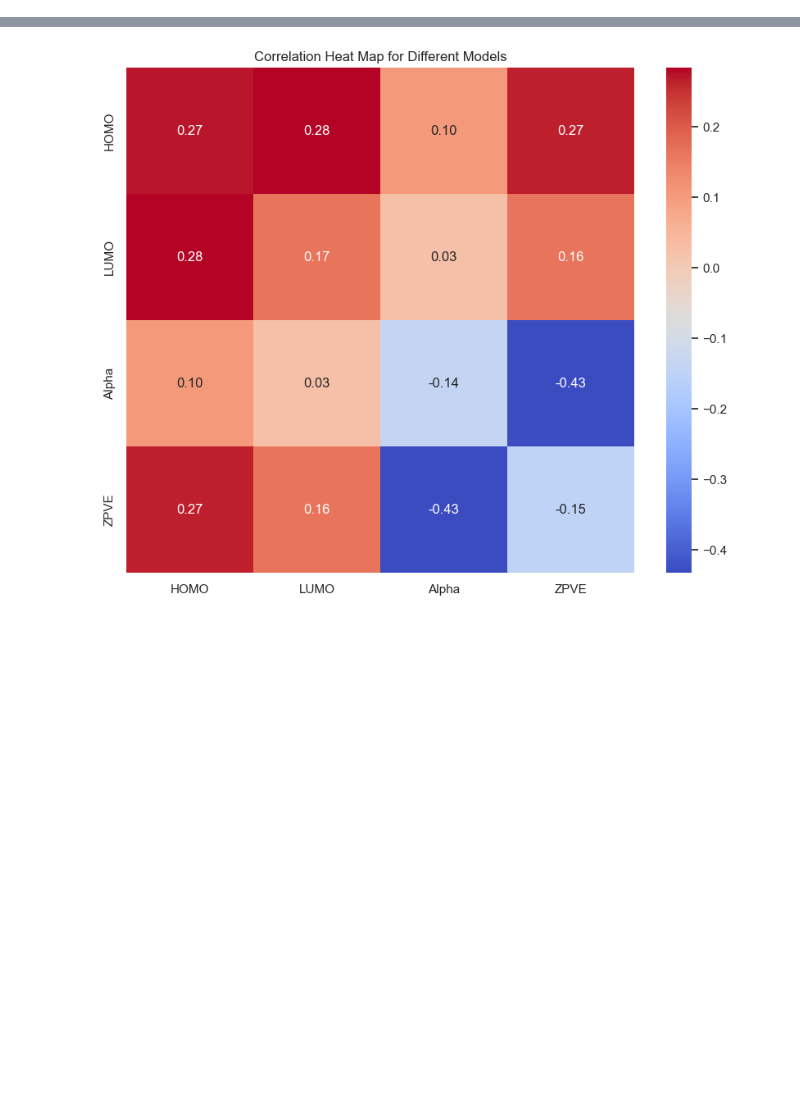
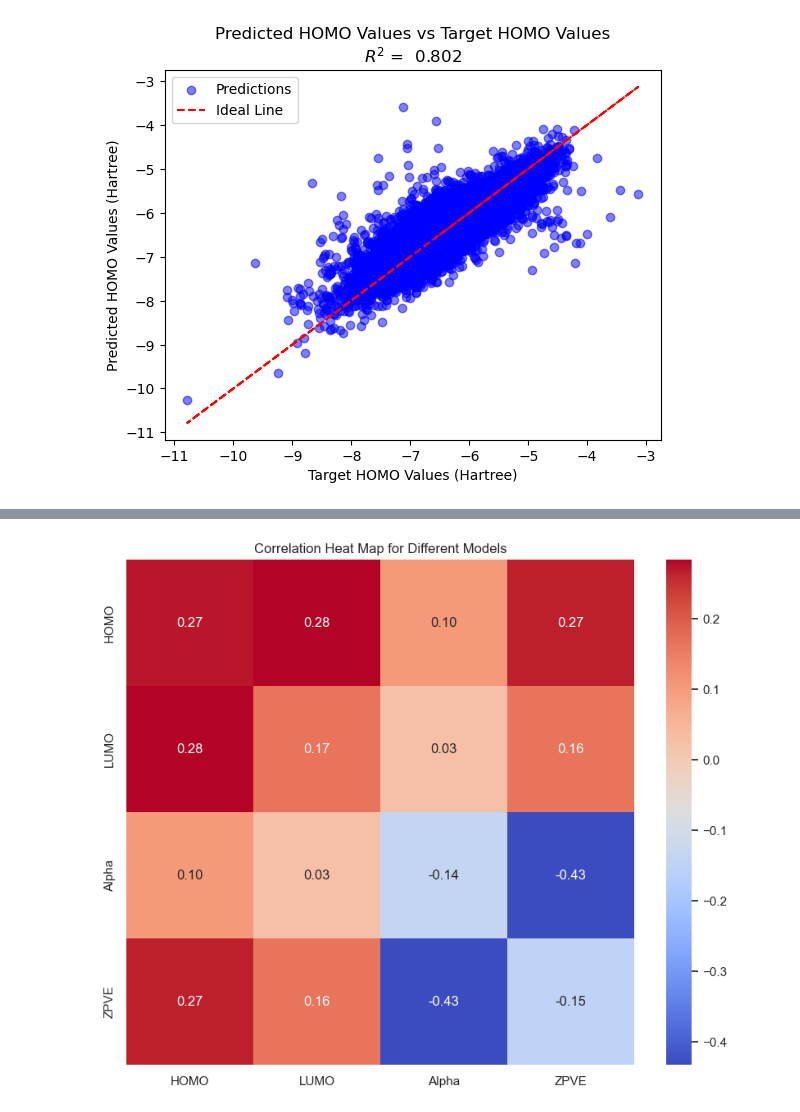
Before and after one commit to simonvonger/QM9_group10.0, a Jupyter notebook: Main_pred.ipynb, the cells around one changed output, grey strips where cells are left out. Drawn from its saved outputs; the diff is of its cells as text; code cells hidden in the pictures; blank space fills up the shorter version.

```diff
--- a/Main_pred.ipynb
+++ b/Main_pred.ipynb
@@ -0,0 +1,72 @@
+# %%
+import os
+import torch
+import torch.nn as nn
+import numpy as np
+from Dataloader import DataLoaderQM9
+from Model import PaiNN
+from Training import Trainer
+from Model import saveModel, mse, mae, test
+import matplotlib.pyplot as plt
+
+device = torch.device("cuda" if torch.cuda.is_available() else "cpu")
+
+def test(model, test_set):
+    model.eval()
+    device = next(model.parameters()).device
+
+    test_loss = 0.0
+
+    with torch.no_grad():
+        for batch_num, batch in enumerate(test_set):
+            targets = batch["targets"][:, 2].to(device).unsqueeze(dim=-1)
+            outputs = model(batch)
+            loss = mae(outputs, targets)
+            test_loss += loss.item()
+    avg_test_loss = test_loss / (batch_num + 1)
+    print(f"Average test MAE loss: {avg_test_loss}")
+
+# Load the pre-trained model with map_location
+best_model_homo = PaiNN(r_cut=5, device=device).to(device)
+best_model_homo.load_state_dict(torch.load("./HOMO_best_PaiNNModel.pth", map_location='cpu'))
+test(best_model_homo, DataLoaderQM9(r_cut=5, batch_size=100).get_test())
+
+# Plotting the predicted outputs vs target values
+def plot_predictions(model, test_set):
+    model.eval()
+    device = next(model.parameters()).device
+
+    predictions = []
+    targets = []
+
+    with torch.no_grad():
+        for batch_num, batch in enumerate(test_set):
+            target_batch = batch["targets"][:, 2].cpu().numpy()
+            output_batch = model(batch).cpu().numpy()
+
+            targets.extend(target_batch)
+            predictions.extend(output_batch)
+
+    plt.scatter(targets, predictions, alpha=0.5, color='blue', label='Predictions')
+    plt.plot(targets, targets, color='red', linestyle='--', label='Ideal Line')  # Ideal line
+    plt.xlabel("Target HOMO Values (Hartree)")
+    plt.ylabel("Predicted HOMO Values (Hartree)")
+
+    # Calculate and display correlation
+    targets = np.array(targets)
+    predictions = np.array(predictions)
+    correlation = np.corrcoef(targets.ravel(), predictions.ravel())[0, 1]
+    plt.title(f"Predicted HOMO Values vs Target HOMO Values\n$R^2$ = {correlation: .3f}")
+    #text_x = np.min(targets) + 0.1 * (np.max(targets) - np.min(targets))
+    #text_y = np.max(predictions) - 0.1 * (np.max(predictions) - np.min(predictions))
+    #plt.text(text_x, text_y, f'Correlation: {correlation:.2f}', ha='left', va='top')
+
+    #plt.suptitle(f'$R^2$ = {correlation:.3f}', fontsize=14,y=0.92)
+    plt.legend()
+
+
+# Plotting and saving the plot
+plot_predictions(best_model_homo, DataLoaderQM9(r_cut=5, batch_size=100).get_test())
+plt.savefig("predicted_vs_target_plot_homo.png")
+plt.show()
+# %% [output]
@@ -0,0 +74 @@
+[figure, added]
```
Also changed, not shown: parts of 7 cells of this notebook, 4 other files.
